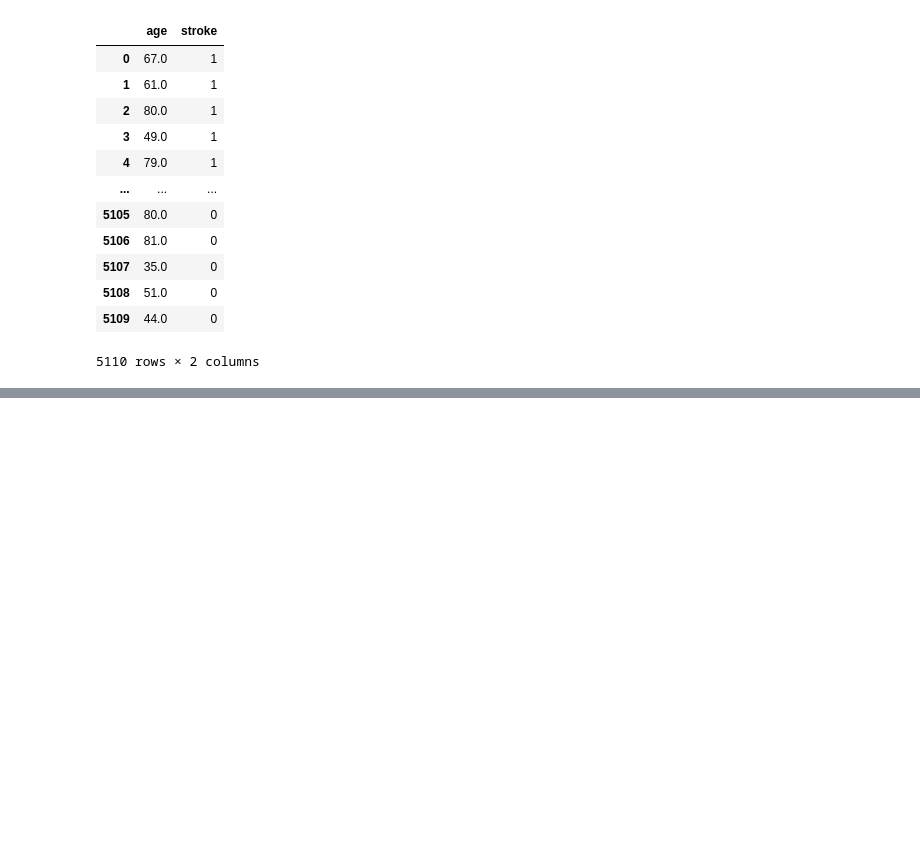
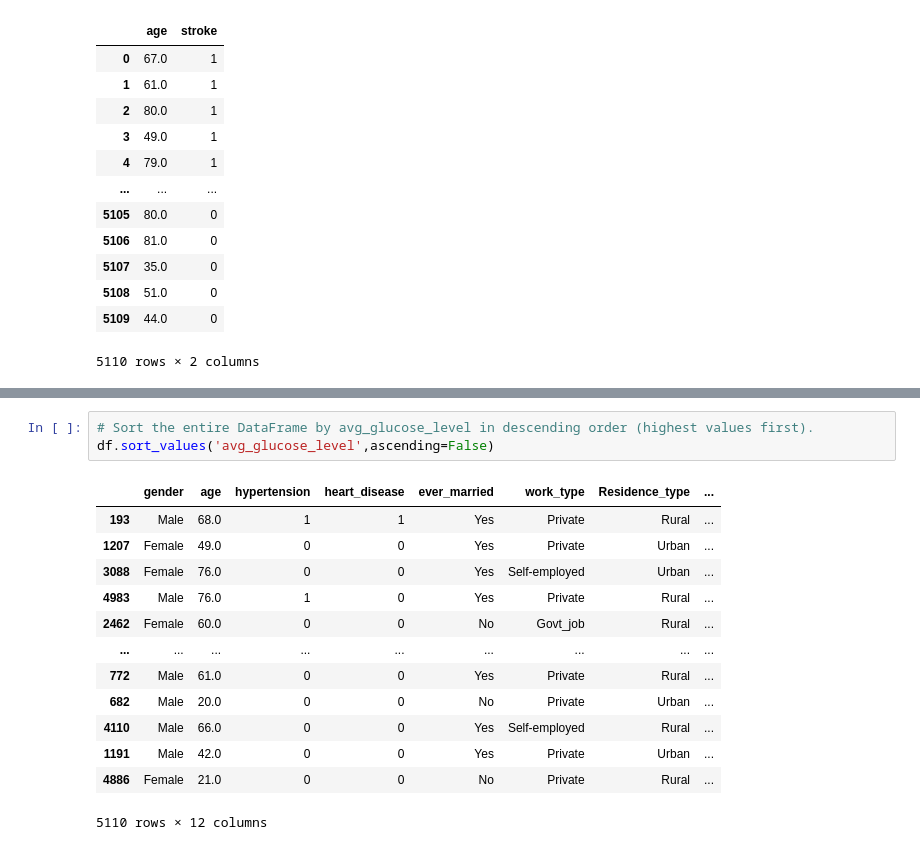
Before and after one commit to Divyanshucode93/GoogleColabsPractice, a Jupyter notebook: HealthcareStroke_Practice.ipynb, the cells around one changed output, grey strips where cells are left out. Drawn from its saved outputs; the diff is of its cells as text; blank space fills up the shorter version.

```diff
--- a/HealthcareStroke_Practice.ipynb
+++ b/HealthcareStroke_Practice.ipynb
@@ -157,0 +183,17 @@ subset
+# %%
+# Sort the entire DataFrame by avg_glucose_level in descending order (highest values first).
+df.sort_values('avg_glucose_level',ascending=False)
+# %% [output]
+|  | gender | age | hypertension | heart_disease | ever_married | work_type | Residence_type | ... |
+| 193 | Male | 68.0 | 1 | 1 | Yes | Private | Rural | ... |
+| 1207 | Female | 49.0 | 0 | 0 | Yes | Private | Urban | ... |
+| 3088 | Female | 76.0 | 0 | 0 | Yes | Self-employed | Urban | ... |
+| 4983 | Male | 76.0 | 1 | 0 | Yes | Private | Rural | ... |
+| 2462 | Female | 60.0 | 0 | 0 | No | Govt_job | Rural | ... |
+| ... | ... | ... | ... | ... | ... | ... | ... | ... |
+| 772 | Male | 61.0 | 0 | 0 | Yes | Private | Rural | ... |
+| 682 | Male | 20.0 | 0 | 0 | No | Private | Urban | ... |
+| 4110 | Male | 66.0 | 0 | 0 | Yes | Self-employed | Rural | ... |
+| 1191 | Male | 42.0 | 0 | 0 | Yes | Private | Urban | ... |
+| 4886 | Female | 21.0 | 0 | 0 | No | Private | Rural | ... |
+5110 rows × 12 columns
```
Also changed, not shown: parts of 10 cells of this notebook.
